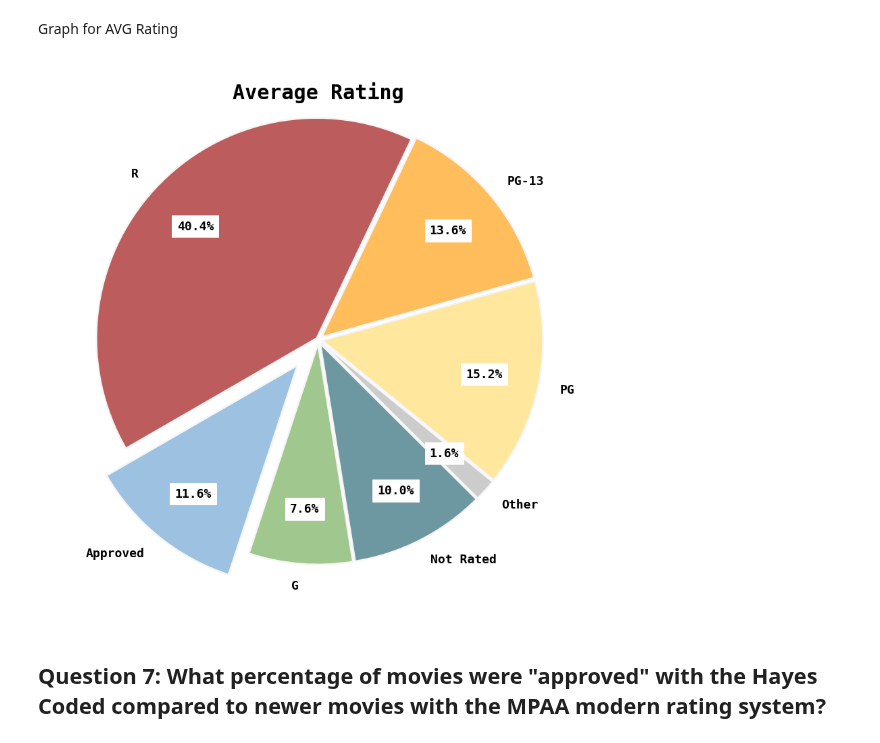
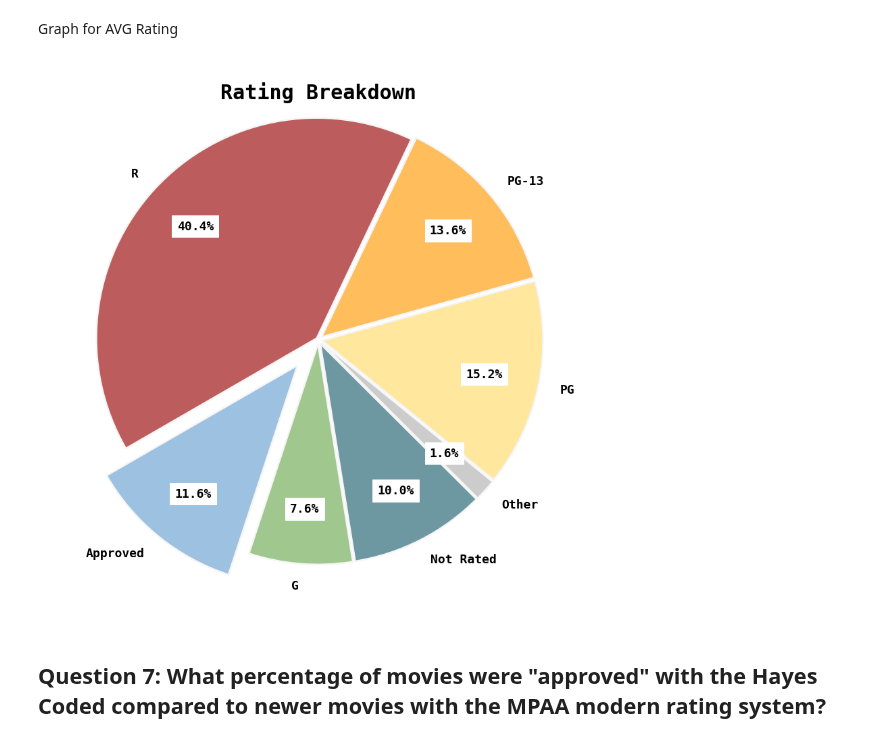
Before and after one commit to HannahSolima/Capstone, a Jupyter notebook: Notebooks/Analysis-Part_II.ipynb, the cells around one changed output. Saved outputs shown, nothing was run; the diff lists cells and outputs as text; code cells hidden in the pictures.

```diff
--- a/Notebooks/Analysis-Part_II.ipynb
+++ b/Notebooks/Analysis-Part_II.ipynb
@@ -94,25 +94,25 @@ Graph for AVG Rating
 # %%
 # set the font globally
 plt.rcParams.update({'font.family':'monospace'})
 
 # Define plot size
 plt.rcParams['figure.figsize'] = [20, 15]
 
 explode = (.15,.02,.02,.02,.02,.02,.01)
 #pie chart
 avg_drop1.plot(x='Rating', y='Average', kind = 'pie',
             colors = ['#9CC1E1','#A0C78E','#6E98A1','#CCCCCC','#FFE79D','#FFBD5C','#BD5C5C'],
             labels = ('Approved','G','Not Rated','Other','PG','PG-13','R'), legend = False,
             autopct='%1.1f%%', pctdistance = 0.75,explode = explode, startangle = 210,
             textprops = {'color':'black','weight':'bold','backgroundcolor':'white'}, fontsize = 18,
             wedgeprops = {"edgecolor" : "whitesmoke",'linewidth':2.5,'antialiased': True})
 
 #removing y label
 plt.ylabel('')
 
 #title
-plt.title("Average Rating", weight = 'bold', size = 30, y = .93);
+plt.title("Rating Breakdown", weight = 'bold', size = 30, y = .93);
 # %% [output]
-[figure, old version]
+[figure, new version]
 # %% [markdown]
 ## Question 7: What percentage of movies were "approved" with the Hayes Coded compared to newer movies with the MPAA modern rating system?
```
Also changed, not shown: parts of 19 cells of this notebook, 4 other files.
